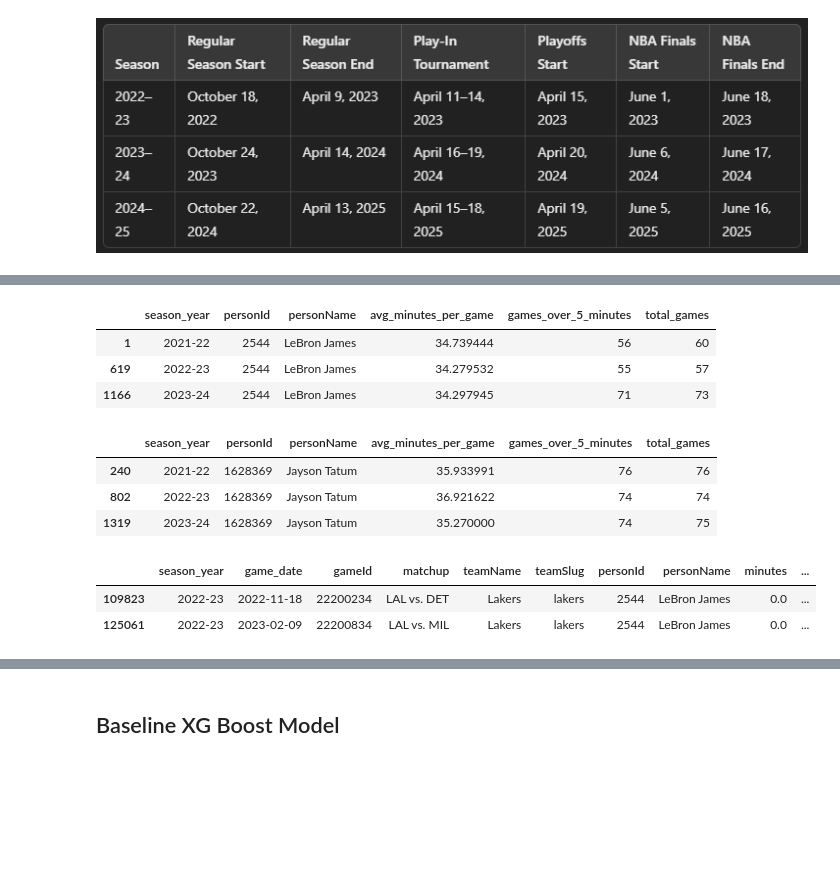
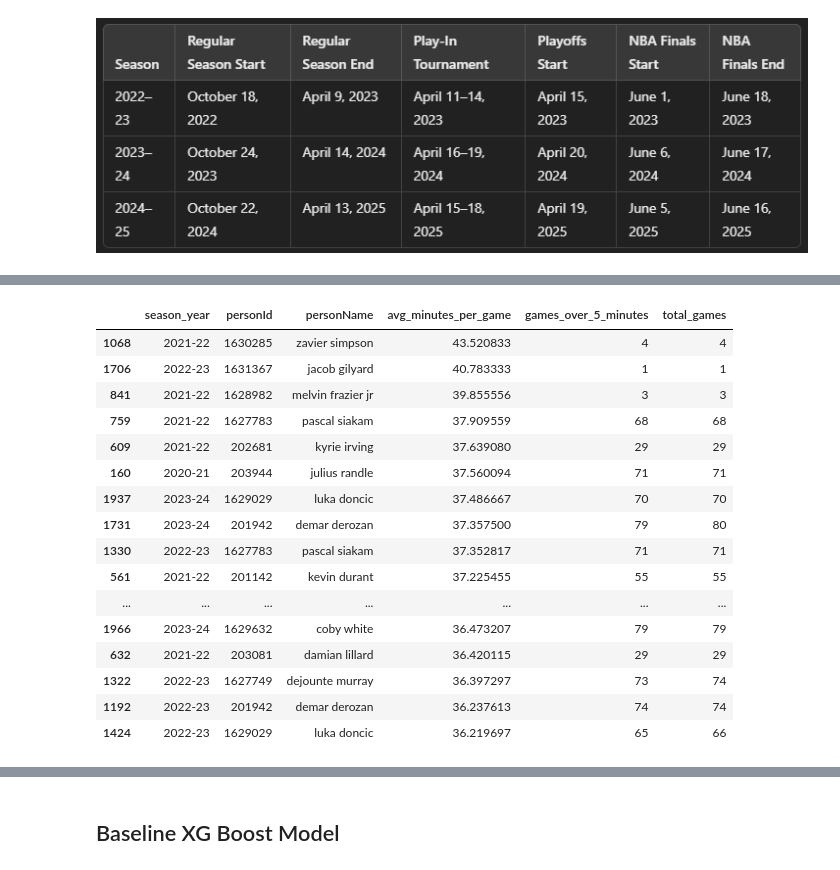
Before and after one commit to patcao/FantasyPodcastInsights, a Jupyter notebook: notebooks/Data-Exploration.ipynb, the cells around one changed output, grey strips where cells are left out. Cells and saved outputs as stored; diff of their text form; code cells hidden in the pictures; blank space fills up the shorter version.

```diff
--- a/notebooks/Data-Exploration.ipynb
+++ b/notebooks/Data-Exploration.ipynb
@@ -122,20 +30,21 @@ result.sort_values("avg_minutes_per_game", ascending=False).head(20)
-# %%
-result[result.personId == 2544]
-# %% [output]
-|  | season_year | personId | personName | avg_minutes_per_game | games_over_5_minutes | total_games |
-| 1 | 2021-22 | 2544 | LeBron James | 34.739444 | 56 | 60 |
-| 619 | 2022-23 | 2544 | LeBron James | 34.279532 | 55 | 57 |
-| 1166 | 2023-24 | 2544 | LeBron James | 34.297945 | 71 | 73 |
-# %%
-result[result.personId == 1628369]
-# %% [output]
-|  | season_year | personId | personName | avg_minutes_per_game | games_over_5_minutes | total_games |
-| 240 | 2021-22 | 1628369 | Jayson Tatum | 35.933991 | 76 | 76 |
-| 802 | 2022-23 | 1628369 | Jayson Tatum | 36.921622 | 74 | 74 |
-| 1319 | 2023-24 | 1628369 | Jayson Tatum | 35.270000 | 74 | 75 |
-# %%
-df[(df.season_year == "2022-23") & (df.personId == 2544) & (df.minutes < 5)]
-# %% [output]
-|  | season_year | game_date | gameId | matchup | teamName | teamSlug | personId | personName | minutes | ... |
-| 109823 | 2022-23 | 2022-11-18 | 22200234 | LAL vs. DET | Lakers | lakers | 2544 | LeBron James | 0.0 | ... |
-| 125061 | 2022-23 | 2023-02-09 | 22200834 | LAL vs. MIL | Lakers | lakers | 2544 | LeBron James | 0.0 | ... |
+# %%
+stats = player_util.player_minute_stats()
+stats.sort_values("avg_minutes_per_game", ascending=False).head(20)
+# %% [output]
+|  | season_year | personId | personName | avg_minutes_per_game | games_over_5_minutes | total_games |
+| 1068 | 2021-22 | 1630285 | zavier simpson | 43.520833 | 4 | 4 |
+| 1706 | 2022-23 | 1631367 | jacob gilyard | 40.783333 | 1 | 1 |
+| 841 | 2021-22 | 1628982 | melvin frazier jr | 39.855556 | 3 | 3 |
+| 759 | 2021-22 | 1627783 | pascal siakam | 37.909559 | 68 | 68 |
+| 609 | 2021-22 | 202681 | kyrie irving | 37.639080 | 29 | 29 |
+| 160 | 2020-21 | 203944 | julius randle | 37.560094 | 71 | 71 |
+| 1937 | 2023-24 | 1629029 | luka doncic | 37.486667 | 70 | 70 |
+| 1731 | 2023-24 | 201942 | demar derozan | 37.357500 | 79 | 80 |
+| 1330 | 2022-23 | 1627783 | pascal siakam | 37.352817 | 71 | 71 |
+| 561 | 2021-22 | 201142 | kevin durant | 37.225455 | 55 | 55 |
+| ... | ... | ... | ... | ... | ... | ... |
+| 1966 | 2023-24 | 1629632 | coby white | 36.473207 | 79 | 79 |
+| 632 | 2021-22 | 203081 | damian lillard | 36.420115 | 29 | 29 |
+| 1322 | 2022-23 | 1627749 | dejounte murray | 36.397297 | 73 | 74 |
+| 1192 | 2022-23 | 201942 | demar derozan | 36.237613 | 74 | 74 |
+| 1424 | 2022-23 | 1629029 | luka doncic | 36.219697 | 65 | 66 |
```
Also changed, not shown: parts of 31 cells of this notebook, 18 other files.
